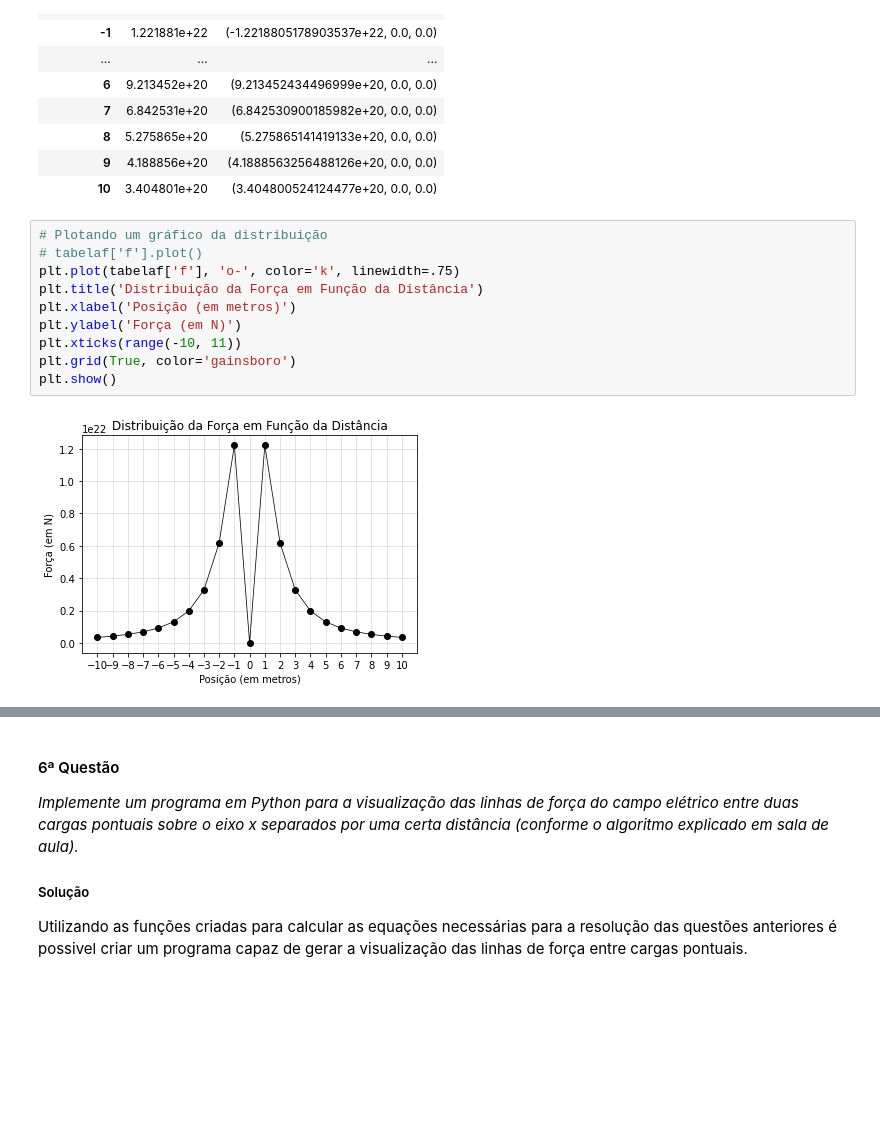
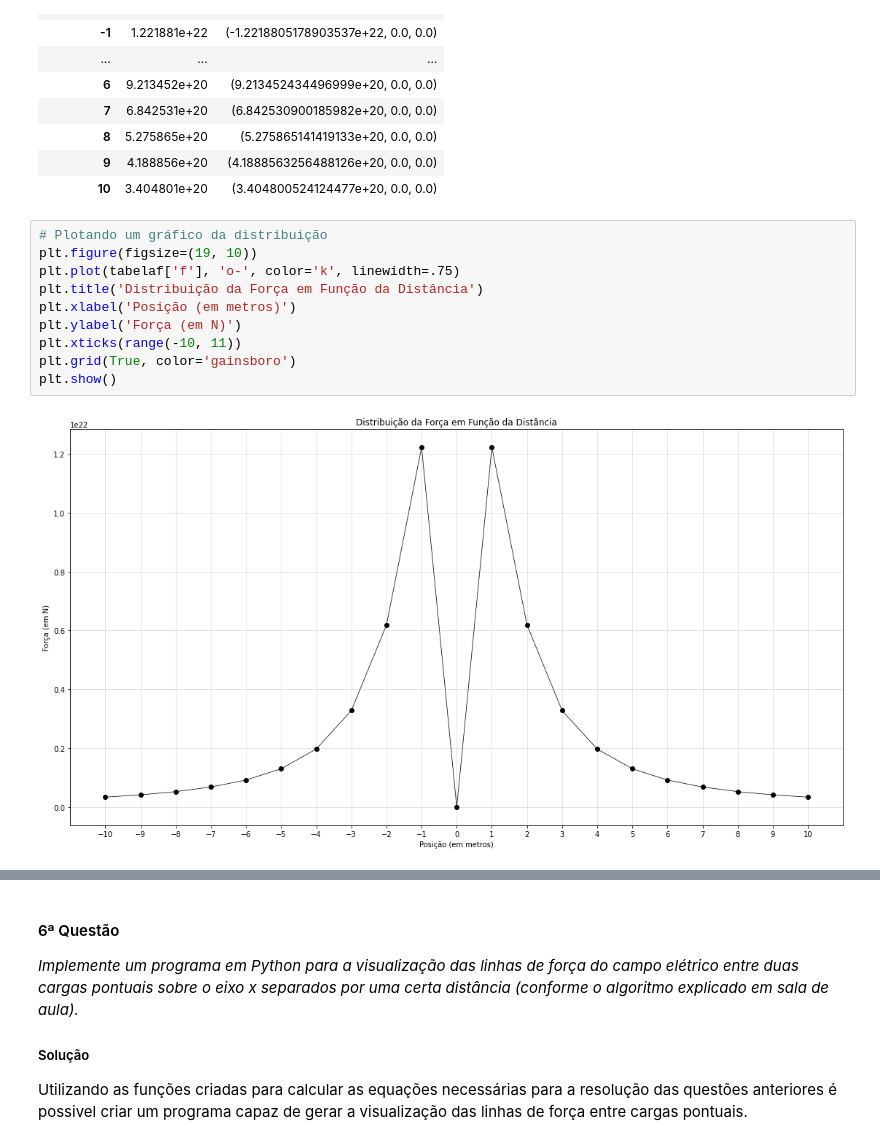
Before and after one commit to samicoluiz/physics_project, a Jupyter notebook: campo_eletrico.ipynb, the cells around one changed output, grey strips where cells are left out. Drawn from its saved outputs; the diff is of its cells as text; blank space fills up the shorter version.

```diff
--- a/campo_eletrico.ipynb
+++ b/campo_eletrico.ipynb
@@ -448,16 +448,16 @@ tabelaf
 | 10 | 3.404801e+20 | (3.404800524124477e+20, 0.0, 0.0) |
 # %%
 # Plotando um gráfico da distribuição
-# tabelaf['f'].plot()
+plt.figure(figsize=(19, 10))
 plt.plot(tabelaf['f'], 'o-', color='k', linewidth=.75)
 plt.title('Distribuição da Força em Função da Distância')
 plt.xlabel('Posição (em metros)')
 plt.ylabel('Força (em N)')
 plt.xticks(range(-10, 11))
 plt.grid(True, color='gainsboro')
 plt.show()
 # %% [output]
-[figure, old version]
+[figure, new version]
 # %% [markdown]
 ##### **Resposta**
 O modulo da força resultante sobre a carga Q pode ser calculado por meio das Equação (1) e (16). Os resultados para as posições de -10m a 10m no eixo x podem ser obtidas por meio do programa, e são mostrados na tabela abaixo:
```
Also changed, not shown: parts of 4 cells of this notebook.
